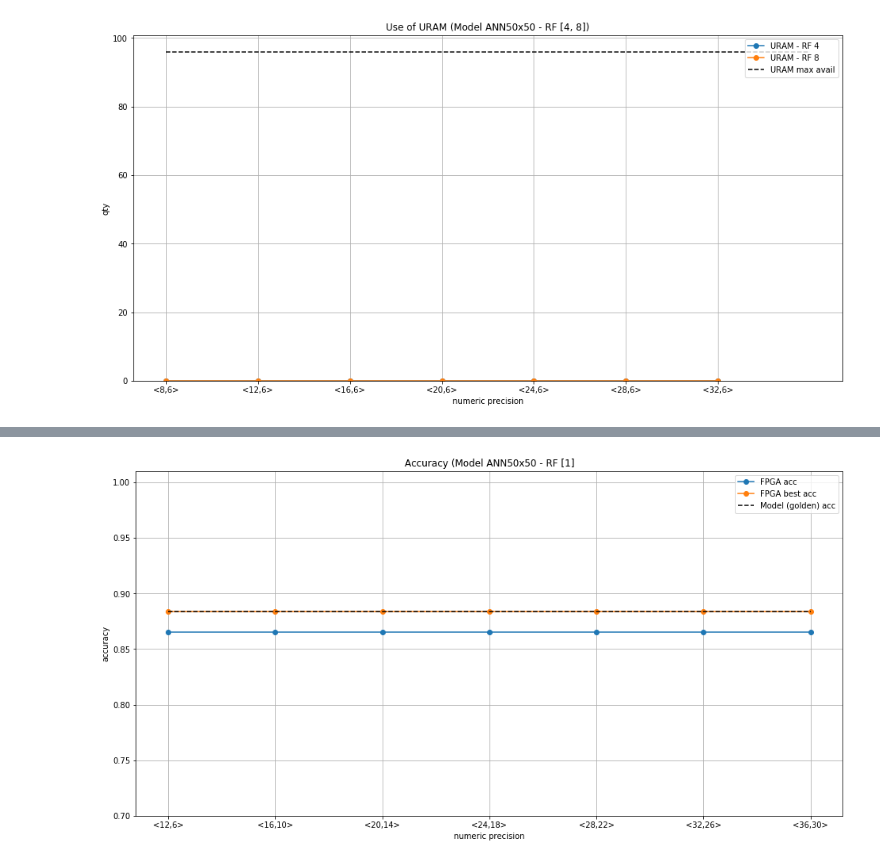
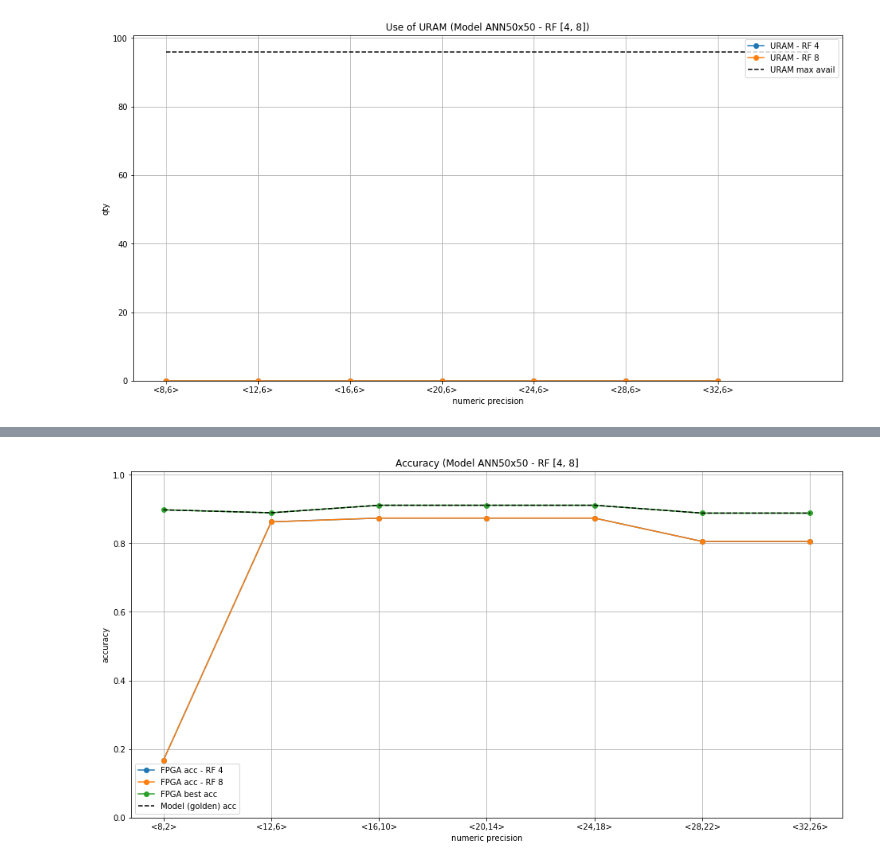
Before and after one commit to francof2a/landsat_soil_classifier, a Jupyter notebook: configurations_analysis.ipynb, the cells around one changed output, grey strips where cells are left out. Saved outputs shown, nothing was run; the diff lists cells and outputs as text; code cells hidden in the pictures.

Commit message:
Layer custom configuration now supported. Train model in run_all now is optional.

```diff
--- a/configurations_analysis.ipynb
+++ b/configurations_analysis.ipynb
@@ -436,32 +439,45 @@ for p in PRECISION:
 # %%
-reports = []
-for report_file in report_files:
-    json_file = open(report_file)
-    json_str = json_file.read()
-    json_dict = json.loads(json_str)
-    reports.append(json_dict)
+reports_array = []
+for rf in report_files_array:
+    reports = []
+    for report_file in rf:
+        json_file = open(report_file)
+        json_str = json_file.read()
+        json_dict = json.loads(json_str)
+        reports.append(json_dict)
+    reports_array.append(reports)
 # %%
-model_test_acc = []
-fpga_acc = []
-fpga_best_acc = []
+model_test_acc_array = []
+fpga_acc_array = []
+fpga_best_acc_array = []
 
-for i in range(len(PRECISION_STR)):
-    fpga_acc.append(reports[i]['acc']['fpga_acc'])
-    fpga_best_acc.append(reports[i]['acc']['fpga_best_acc'])
-    model_test_acc.append(reports[i]['acc']['model_test_acc'])
+for r in range(len(REUSE_FACTOR)):
+    model_test_acc = []
+    fpga_acc = []
+    fpga_best_acc = []
+
+    for i in range(len(PRECISION_STR)):
+        fpga_acc.append(reports_array[r][i]['acc']['fpga_acc'])
+        fpga_best_acc.append(reports_array[r][i]['acc']['fpga_best_acc'])
+        model_test_acc.append(reports_array[r][i]['acc']['model_test_acc'])
+
+    model_test_acc_array.append(model_test_acc)
+    fpga_acc_array.append(fpga_acc)
+    fpga_best_acc_array.append(fpga_best_acc)
 
 fig = plt.figure(figsize=(16,8))
-plt.plot(PRECISION_STR, fpga_acc, label='FPGA acc', marker='o')
+for r in range(len(REUSE_FACTOR)):
+    plt.plot(PRECISION_STR, fpga_acc_array[r], label='FPGA acc - RF {}'.format(REUSE_FACTOR[r]), marker='o')
 plt.plot(PRECISION_STR, fpga_best_acc, label='FPGA best acc', marker='o')
 plt.plot(PRECISION_STR, model_test_acc, label='Model (golden) acc', marker='', linestyle='--', color='k')
 plt.xlabel('numeric precision')
 plt.ylabel('accuracy')
-plt.ylim(ymin=0.7, ymax=1.01)
+plt.ylim(ymin=0, ymax=1.01)
 plt.grid()
 plt.legend()
 plt.title('Accuracy (Model {} - RF {}'.format(MODEL_NAME,REUSE_FACTOR))
 fig.savefig(OUTPUT_FOLDER+'{}_int_r{}_acc.png'.format(MODEL_NAME,REUSE_FACTOR))
 plt.show()
 # %% [output]
-[figure, old version]
+[figure, new version]
 # %%
```
Also changed, not shown: parts of 8 cells of this notebook, 19 other files.
